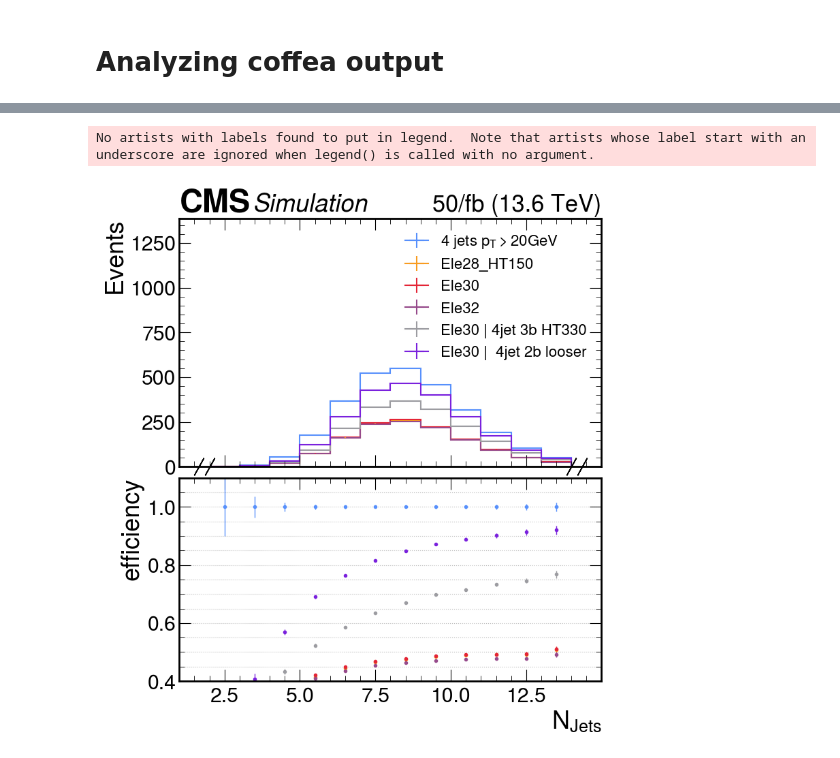
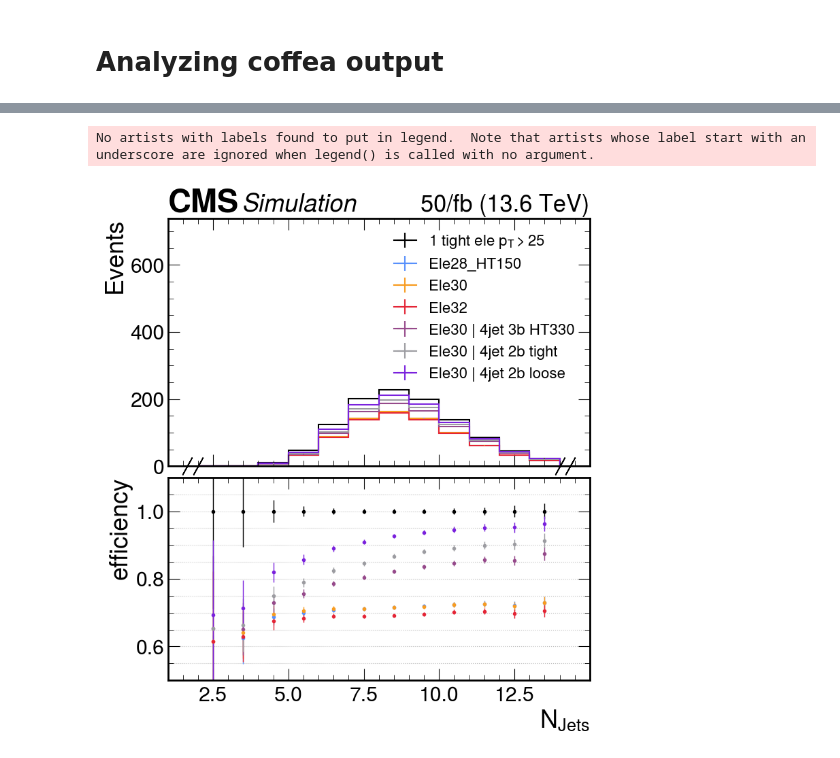
Before and after one commit to PocketCoffea/AnalysisConfigs, a Jupyter notebook: configs/ttHbb/triggers_run3/singleEle_HT_tests/HLTtriggers_test.ipynb, the cells around one changed output, grey strips where cells are left out. Saved outputs shown, nothing was run; the diff lists cells and outputs as text; code cells hidden in the pictures.

Commit message:
run3 trigger tests

```diff
--- a/configs/ttHbb/triggers_run3/singleEle_HT_tests/HLTtriggers_test.ipynb
+++ b/configs/ttHbb/triggers_run3/singleEle_HT_tests/HLTtriggers_test.ipynb
@@ -54,0 +35,3 @@ df["sumw"]
+# %%
+cats = list(filter(lambda k: "semilep_recoele15" in k , df["cutflow"].keys(), ))
+cats
@@ -54,0 +49,7 @@ df["sumw"]
+# %%
+effs = {}
+for c in cats[1:]:
+    effs[c] = df["sumw"][c]["ttHTobb_Run3"]["ttHTobb"] /df["sumw"][cats[0]]["ttHTobb_Run3"]["ttHTobb"]
+
+for cat, e in effs.items():
+    print(f"{cat.replace('semilep_recoele15tight_','')} --> {e*100:.3f}%")
@@ -85,8 +116,12 @@ def hist_comparison_2(Hs, cats, labels, file,  yratio_lim=[0,1],ylog=False, outp
     axu =  axs[0]
     axd =  axs[1]
 
-    for cat, label in zip(cats, labels):
-        hep.histplot(Hs[cat, "nominal", :], label=label, ax=axu)
+
+    for i, (cat, label) in  enumerate(zip(cats, labels)):
+        if i == 0:
+            hep.histplot(Hs[cat, "nominal", :], label=label, ax=axu, color="black")
+        else:
+            hep.histplot(Hs[cat, "nominal", :], label=label, ax=axu)
 
     if ylog:
         axu.set_yscale("log")
@@ -103,7 +138,7 @@ def hist_comparison_2(Hs, cats, labels, file,  yratio_lim=[0,1],ylog=False, outp
     centers = nom.axes[0].centers
     edges = nom.axes[0].edges
     minratio, maxratio = 1000.,0.
-    for cat in cats:
+    for i,cat in enumerate(cats):
         h = Hs[cat, "nominal",:]
         h_val = h.values()
         h_sig2 = h.variances()
@@ -113,7 +148,12 @@ def hist_comparison_2(Hs, cats, labels, file,  yratio_lim=[0,1],ylog=False, outp
         m, M = np.min(r), np.max(r)
         if m < minratio: minratio = m
         if M > maxratio: maxratio = M
-        axd.errorbar(centers, r, xerr=0, yerr=err,
+
+        if i == 0:
+            axd.errorbar(centers, r, xerr=0, yerr=err,
+                     fmt=".", linestyle='none', elinewidth=1, color="black")
+        else:
+            axd.errorbar(centers, r, xerr=0, yerr=err,
                      fmt=".", linestyle='none', elinewidth=1)
 
     axd.legend(ncol=3, fontsize='xx-small')
@@ -190,12 +270,14 @@ No artists with labels found to put in legend.  Note that artists whose label st
 # %%
-hist_comparison_2(df["variables"]["nJets"]["ttHTobb"]["ttHTobb_Run3_Run3"],
-                ['semilep', 'semilep_Ele28','semilep_Ele30',
-                 'semilep_Ele32',"semilep_tripleB_Ele30", "semilep_doubleB_looser_Ele30"],
-                 labels=["4 jets $p_T > 20 $GeV", "Ele28_HT150", "Ele30", "Ele32",
-                        "Ele30 | 4jet 3b HT330", "Ele30 |  4jet 2b looser"],
+hist_comparison_2(df["variables"]["nJets"]["ttHTobb"]["ttHTobb_Run3"],
+                ['semilep_recoele15tight', 'semilep_recoele15tight_Ele28','semilep_recoele15tight_Ele30',
+                 'semilep_recoele15tight_Ele32',"semilep_recoele15tight_tripleB_Ele30",
+                 "semilep_recoele15tight_doubleB_tighter_Ele30",
+                "semilep_recoele15tight_doubleB_looser_Ele30"],
+                 labels=["1 tight ele $p_T>25$", "Ele28_HT150", "Ele30", "Ele32",
+                        "Ele30 | 4jet 3b HT330", "Ele30 | 4jet 2b tight", "Ele30 | 4jet 2b loose"],
                   file="semilep_nJets",
-                  yratio_lim=[0.4,1.1],
-                 output_folder=f"{results_dir}/plots")
+                  yratio_lim=[0.5,1.1],
+                 output_folder="/eos/user/d/dvalsecc/www/ttHbbPlots/triggers_run3_leptons_tests")
 # %% [output]
 No artists with labels found to put in legend.  Note that artists whose label start with an underscore are ignored when legend() is called with no argument.
-[figure, old version]
+[figure, new version]
```
Also changed, not shown: parts of 19 cells of this notebook, 4 other files.
